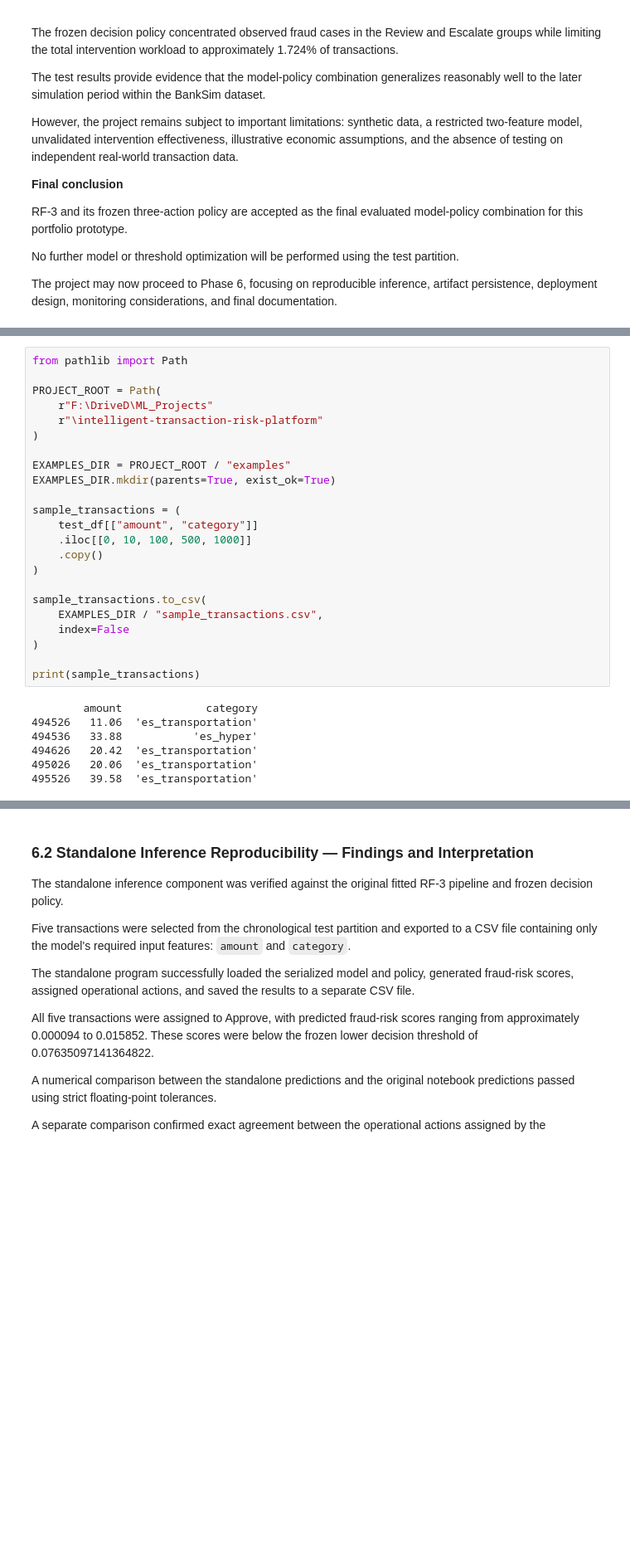
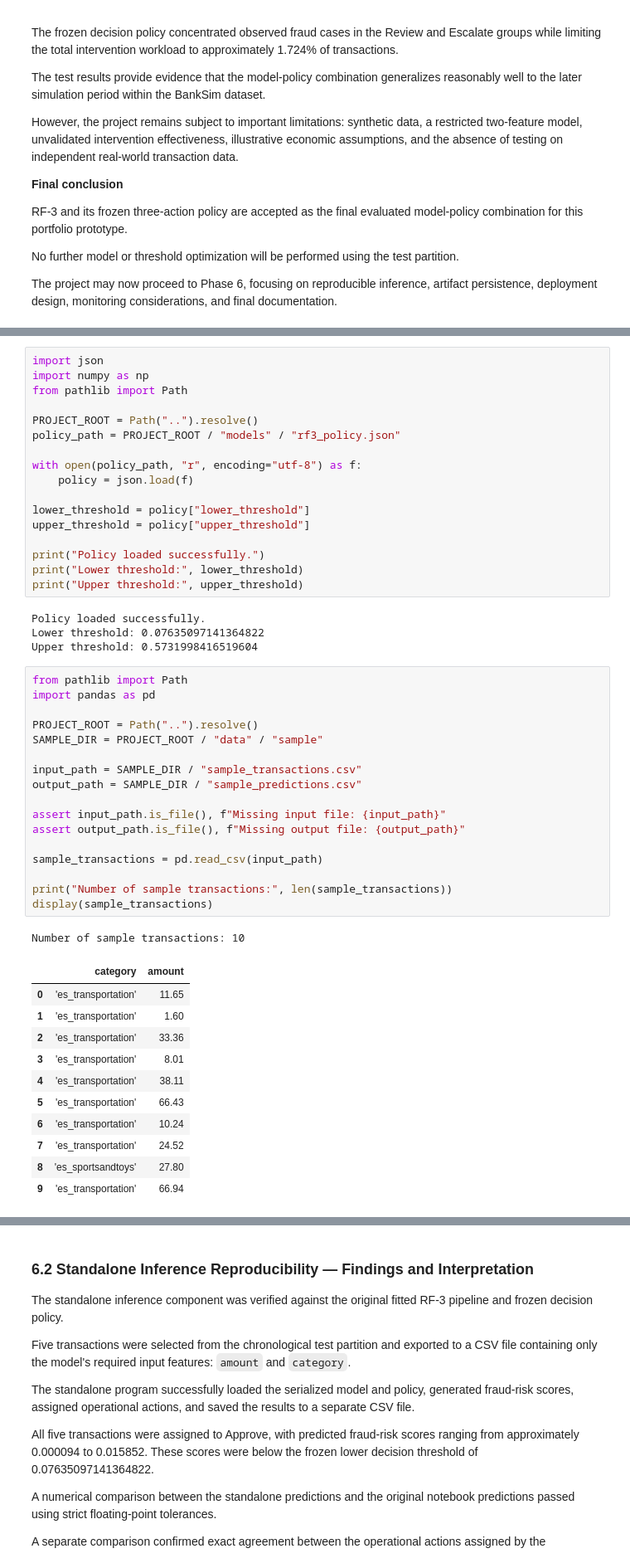
Before and after one commit to moradahmadnasab/intelligent-transaction-risk-platform, a Jupyter notebook: notebooks/03_modeling.ipynb, the cells around one changed output, grey strips where cells are left out. Shown at 83% size. Drawn from its saved outputs; the diff is of its cells as text; blank space fills up the shorter version.

Commit message:
Add files via upload
Update modeling notebook with reproducibility and inference verification fixes

```diff
--- a/notebooks/03_modeling.ipynb
+++ b/notebooks/03_modeling.ipynb
@@ -4173,36 +4204,57 @@ Lower: 0.07635097141364822
 Upper: 0.5731998416519604
 
 Model reload and prediction checks passed.
+# %%
+import json
+import numpy as np
+from pathlib import Path
+
+PROJECT_ROOT = Path("..").resolve()
+policy_path = PROJECT_ROOT / "models" / "rf3_policy.json"
+
+with open(policy_path, "r", encoding="utf-8") as f:
+    policy = json.load(f)
+
+lower_threshold = policy["lower_threshold"]
+upper_threshold = policy["upper_threshold"]
+
+print("Policy loaded successfully.")
+print("Lower threshold:", lower_threshold)
+print("Upper threshold:", upper_threshold)
+# %% [output]
+Policy loaded successfully.
+Lower threshold: 0.07635097141364822
+Upper threshold: 0.5731998416519604
 # %%
 from pathlib import Path
+import pandas as pd
 
-PROJECT_ROOT = Path(
-    r"F:\DriveD\ML_Projects"
-    r"\intelligent-transaction-risk-platform"
-)
+PROJECT_ROOT = Path("..").resolve()
+SAMPLE_DIR = PROJECT_ROOT / "data" / "sample"
 
-EXAMPLES_DIR = PROJECT_ROOT / "examples"
-EXAMPLES_DIR.mkdir(parents=True, exist_ok=True)
+input_path = SAMPLE_DIR / "sample_transactions.csv"
+output_path = SAMPLE_DIR / "sample_predictions.csv"
 
-sample_transactions = (
-    test_df[["amount", "category"]]
-    .iloc[[0, 10, 100, 500, 1000]]
-    .copy()
-)
+assert input_path.is_file(), f"Missing input file: {input_path}"
+assert output_path.is_file(), f"Missing output file: {output_path}"
 
-sample_transactions.to_csv(
-    EXAMPLES_DIR / "sample_transactions.csv",
-    index=False
-)
+sample_transactions = pd.read_csv(input_path)
 
-print(sample_transactions)
+print("Number of sample transactions:", len(sample_transactions))
+display(sample_transactions)
 # %% [output]
-        amount             category
-494526   11.06  'es_transportation'
-494536   33.88           'es_hyper'
-494626   20.42  'es_transportation'
-495026   20.06  'es_transportation'
-495526   39.58  'es_transportation'
+Number of sample transactions: 10
+|  | category | amount |
+| 0 | 'es_transportation' | 11.65 |
+| 1 | 'es_transportation' | 1.60 |
+| 2 | 'es_transportation' | 33.36 |
+| 3 | 'es_transportation' | 8.01 |
+| 4 | 'es_transportation' | 38.11 |
+| 5 | 'es_transportation' | 66.43 |
+| 6 | 'es_transportation' | 10.24 |
+| 7 | 'es_transportation' | 24.52 |
+| 8 | 'es_sportsandtoys' | 27.80 |
+| 9 | 'es_transportation' | 66.94 |
 # %%
 import numpy as np
 import pandas as pd
```
Also changed, not shown: parts of 9 cells of this notebook.
